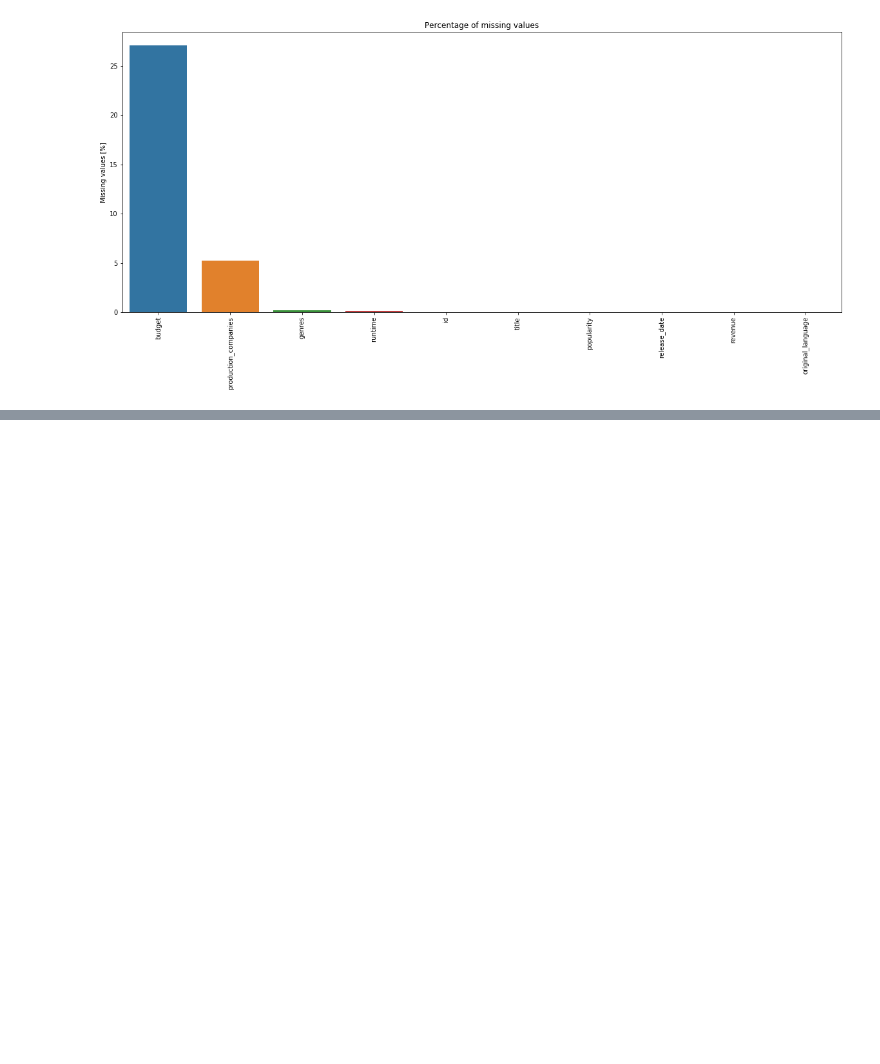
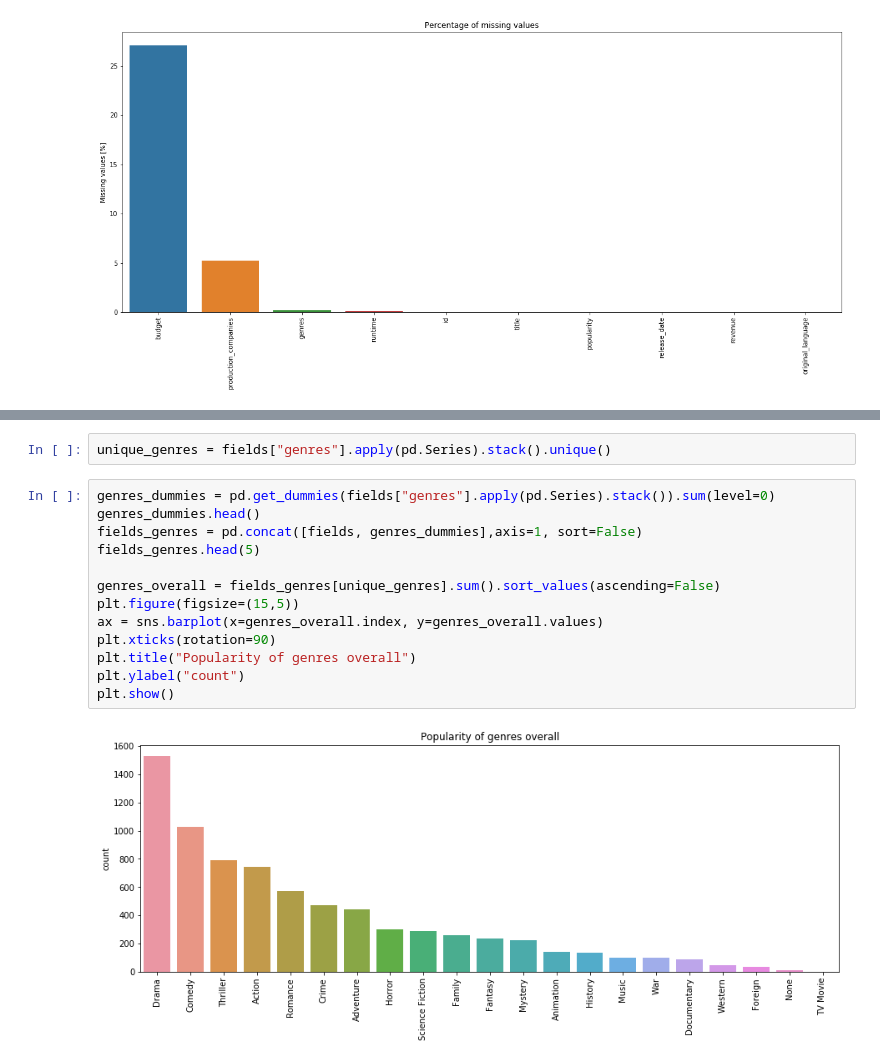
Before and after one commit to cjasm/in1102, a Jupyter notebook: cleber/tmdb/tmdb.ipynb, the cells around one changed output, grey strips where cells are left out. Saved outputs shown, nothing was run; the diff lists cells and outputs as text; blank space fills up the shorter version.

```diff
--- a/cleber/tmdb/tmdb.ipynb
+++ b/cleber/tmdb/tmdb.ipynb
@@ -131,0 +170,17 @@ See the caveats in the documentation: http://pandas.pydata.org/pandas-docs/stabl
+# %%
+unique_genres = fields["genres"].apply(pd.Series).stack().unique()
+# %%
+genres_dummies = pd.get_dummies(fields["genres"].apply(pd.Series).stack()).sum(level=0)
+genres_dummies.head()
+fields_genres = pd.concat([fields, genres_dummies],axis=1, sort=False)
+fields_genres.head(5)
+
+genres_overall = fields_genres[unique_genres].sum().sort_values(ascending=False)
+plt.figure(figsize=(15,5))
+ax = sns.barplot(x=genres_overall.index, y=genres_overall.values)
+plt.xticks(rotation=90)
+plt.title("Popularity of genres overall")
+plt.ylabel("count")
+plt.show()
+# %% [output]
+[figure, added]
```
Also changed, not shown: parts of 15 cells of this notebook, 3 other files.
